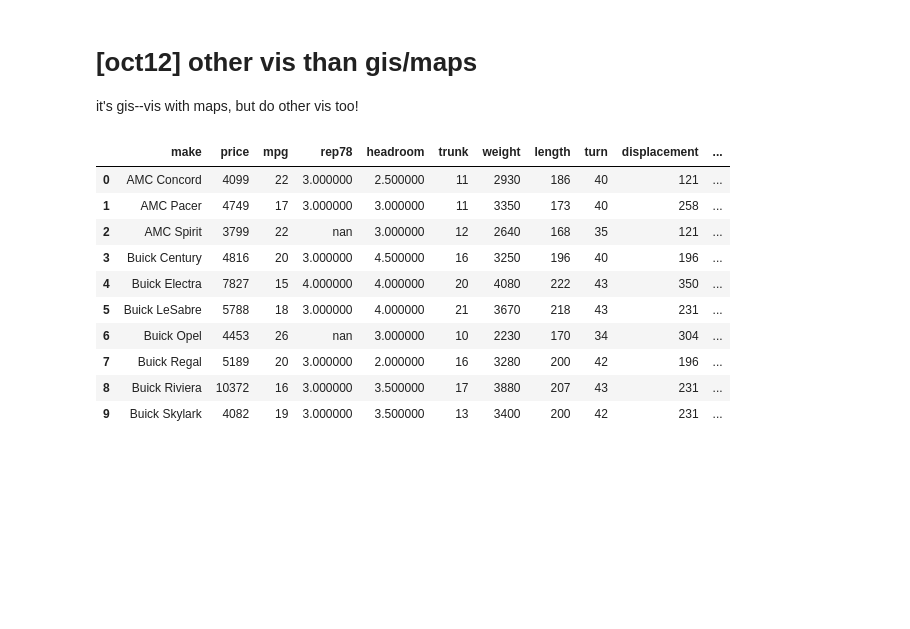
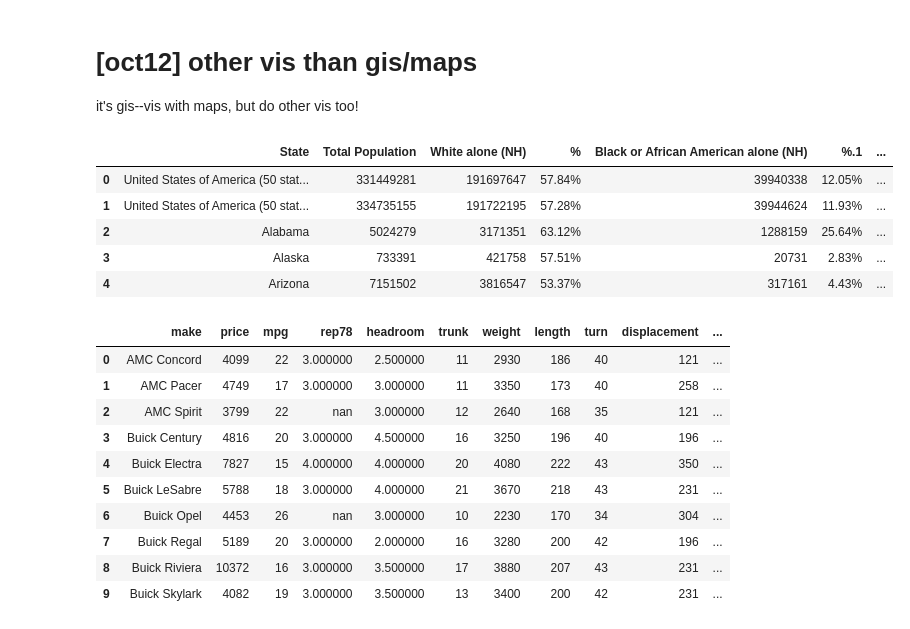
Before and after one commit to theaok/gisPy, a Jupyter notebook: map.ipynb, the cells around one changed output. Drawn from its saved outputs; the diff is of its cells as text; code cells hidden in the pictures; blank space fills up the shorter version.

```diff
--- a/map.ipynb
+++ b/map.ipynb
@@ -1244,3 +1244,13 @@ https://nbviewer.org/gist/perrygeo/c426355e40037c452434 (heatmaps)
 # [oct12] other vis than gis/maps
 
 it's gis--vis with maps, but do other vis too!
+# %%
+#but first wiki
+pd.read_html('https://en.wikipedia.org/wiki/List_of_U.S._states_and_territories_by_race/ethnicity',match="Mixed")[0].head(5) #for match use header of col; ideally unique; case may matter
+# %% [output]
+|  | State | Total Population | White alone (NH) | % | Black or African American alone (NH) | %.1 | ... |
+| 0 | United States of America (50 stat... | 331449281 | 191697647 | 57.84% | 39940338 | 12.05% | ... |
+| 1 | United States of America (50 stat... | 334735155 | 191722195 | 57.28% | 39944624 | 11.93% | ... |
+| 2 | Alabama | 5024279 | 3171351 | 63.12% | 1288159 | 25.64% | ... |
+| 3 | Alaska | 733391 | 421758 | 57.51% | 20731 | 2.83% | ... |
+| 4 | Arizona | 7151502 | 3816547 | 53.37% | 317161 | 4.43% | ... |
```
Also changed, not shown: parts of 1 cell of this notebook.
